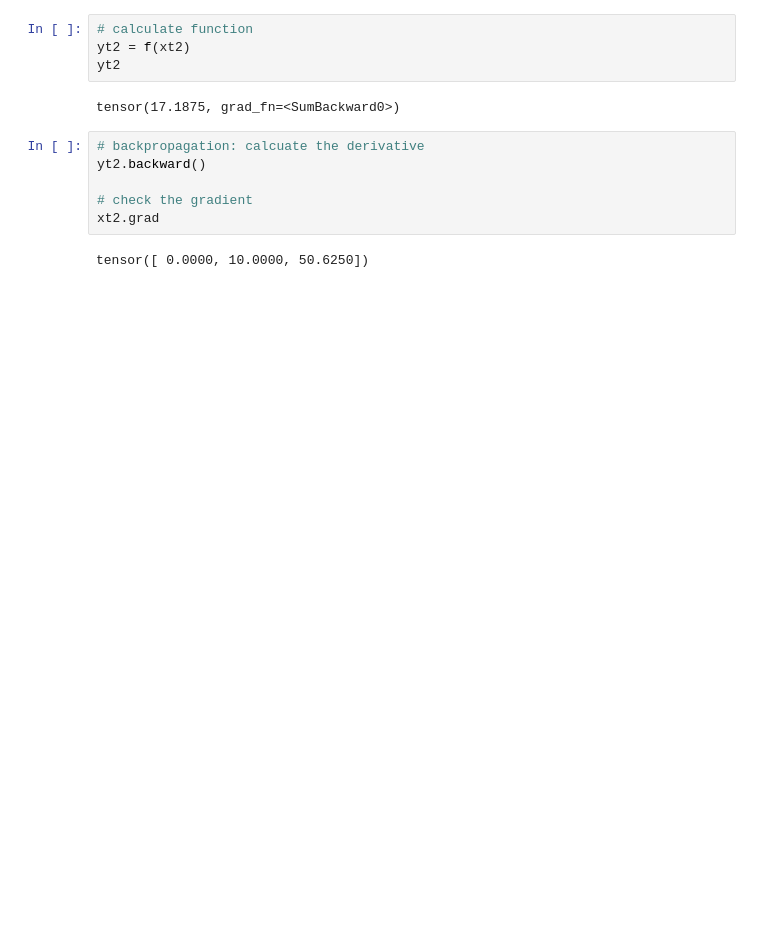
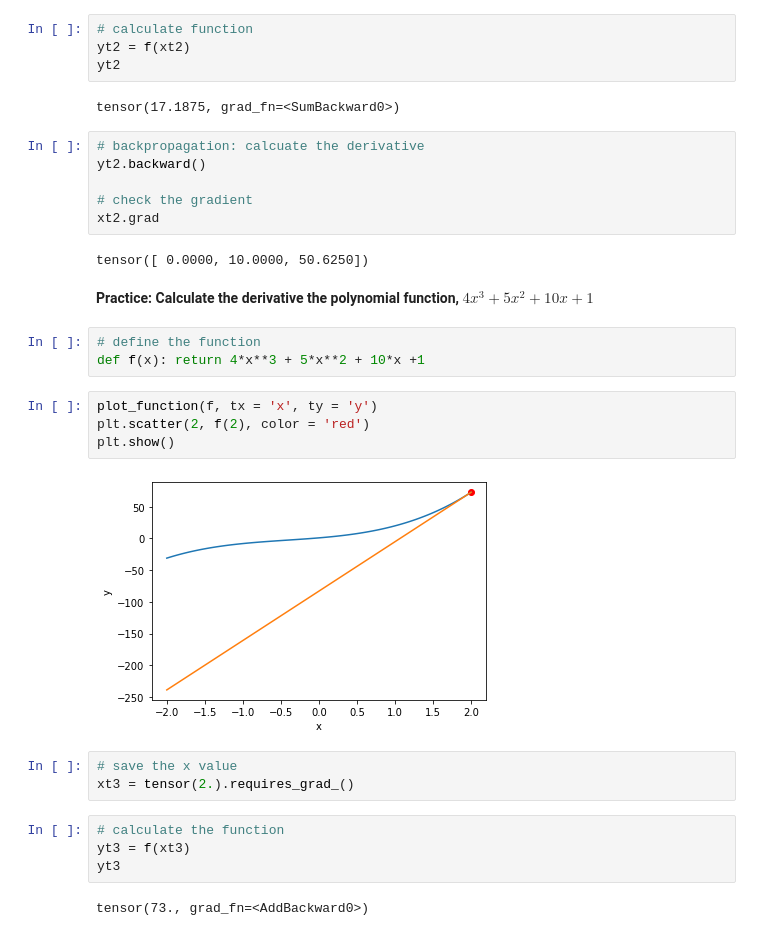
Before and after one commit to ttcielott/Deep-Learning-with-PyTorch, a Jupyter notebook: Chapter4_Under_the_hood.ipynb, the cells around one changed output. Drawn from its saved outputs; the diff is of its cells as text; blank space fills up the shorter version.

```diff
--- a/Chapter4_Under_the_hood.ipynb
+++ b/Chapter4_Under_the_hood.ipynb
@@ -626,3 +637,23 @@ yt2.backward()
 xt2.grad
 # %% [output]
 tensor([ 0.0000, 10.0000, 50.6250])
+# %% [markdown]
+**Practice: Calculate the derivative the polynomial function, $4x^3 + 5x^2 + 10x + 1$**
+# %%
+# define the function
+def f(x): return 4*x**3 + 5*x**2 + 10*x +1
+# %%
+plot_function(f, tx = 'x', ty = 'y')
+plt.scatter(2, f(2), color = 'red')
+plt.show()
+# %% [output]
+[figure, added]
+# %%
+# save the x value
+xt3 = tensor(2.).requires_grad_()
+# %%
+# calculate the function
+yt3 = f(xt3)
+yt3
+# %% [output]
+tensor(73., grad_fn=<AddBackward0>)
```
Also changed, not shown: parts of 18 cells of this notebook.
